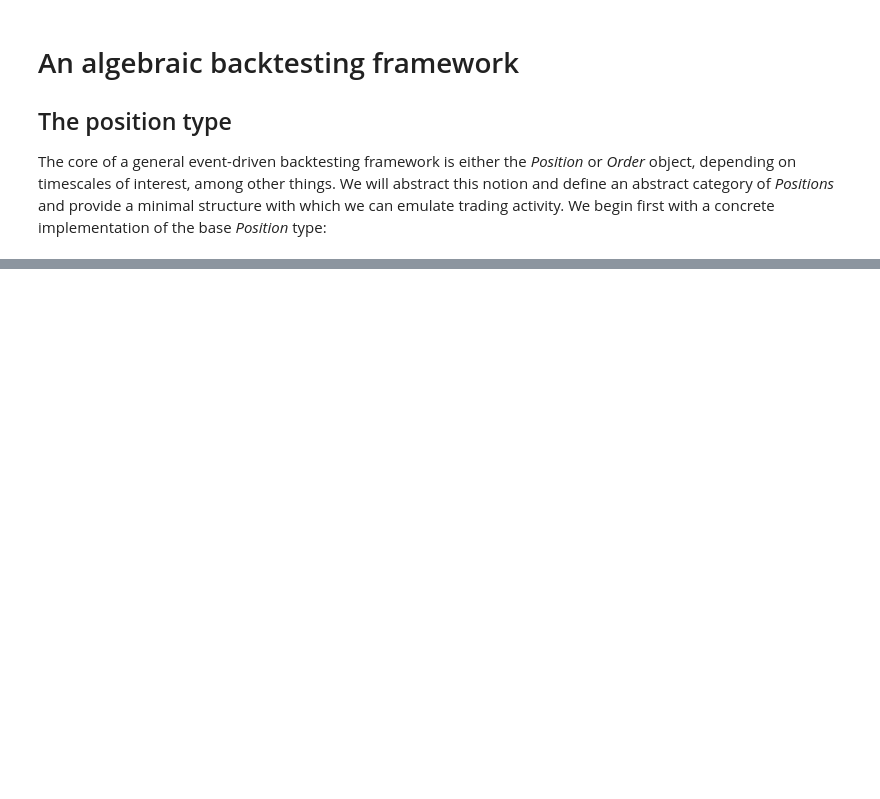
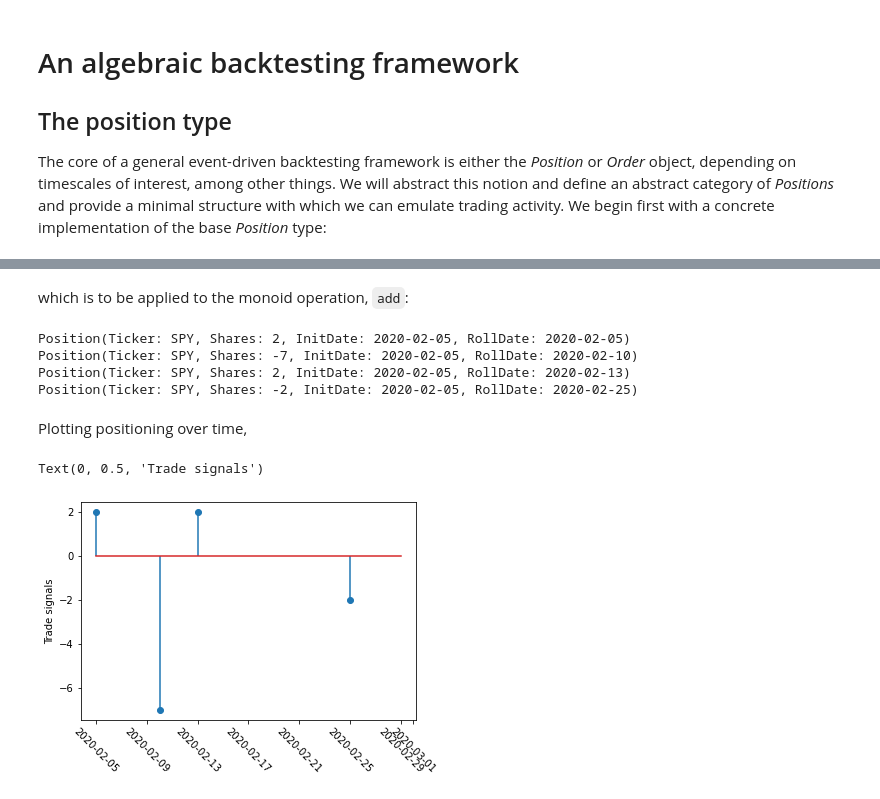
Before and after one commit to borab96/monoid, a Jupyter notebook: monoidal_backtest.ipynb, the cells around one changed output, grey strips where cells are left out. Saved outputs shown, nothing was run; the diff lists cells and outputs as text; code cells hidden in the pictures; blank space fills up the shorter version.

```diff
--- a/monoidal_backtest.ipynb
+++ b/monoidal_backtest.ipynb
@@ -37,0 +116,30 @@ Objects belonging to this dataclass are defined by a symbol and an entry date, a
+# %% [markdown]
+which is to be applied to the monoid operation, ``add``:
+# %%
+series = pd.Series(index=pd.date_range(start='2020-02-05', end='2020-02-29'), dtype=float) # backtest interval
+@log_positions(pd_series=series)
+def add(a, b):
+    if a.ticker_symbol == b.ticker_symbol:
+        return Position(ticker_symbol=a.ticker_symbol, init_date=a.init_date,
+                        roll_date=b.roll_date, shares=a.shares+b.shares)
+    else:
+        pass # Need an extension of the Position group
+
+position_monoid = Monoid(base, lift, add)
+for update in [(2, "2020-02-05"), (-7, "2020-02-10"), (2,  "2020-02-13"), (-2,  "2020-02-25")]:
+    print(position_monoid(update))
+# %% [output]
+Position(Ticker: SPY, Shares: 2, InitDate: 2020-02-05, RollDate: 2020-02-05)
+Position(Ticker: SPY, Shares: -7, InitDate: 2020-02-05, RollDate: 2020-02-10)
+Position(Ticker: SPY, Shares: 2, InitDate: 2020-02-05, RollDate: 2020-02-13)
+Position(Ticker: SPY, Shares: -2, InitDate: 2020-02-05, RollDate: 2020-02-25)
+# %% [markdown]
+Plotting positioning over time,
+# %%
+plt.figure()
+plt.stem(series.index, series)
+plt.xticks(rotation=-45)
+plt.ylabel("Trade signals")
+# %% [output]
+Text(0, 0.5, 'Trade signals')
+[figure, added]
```
Also changed, not shown: parts of 12 cells of this notebook, 1 other file.
